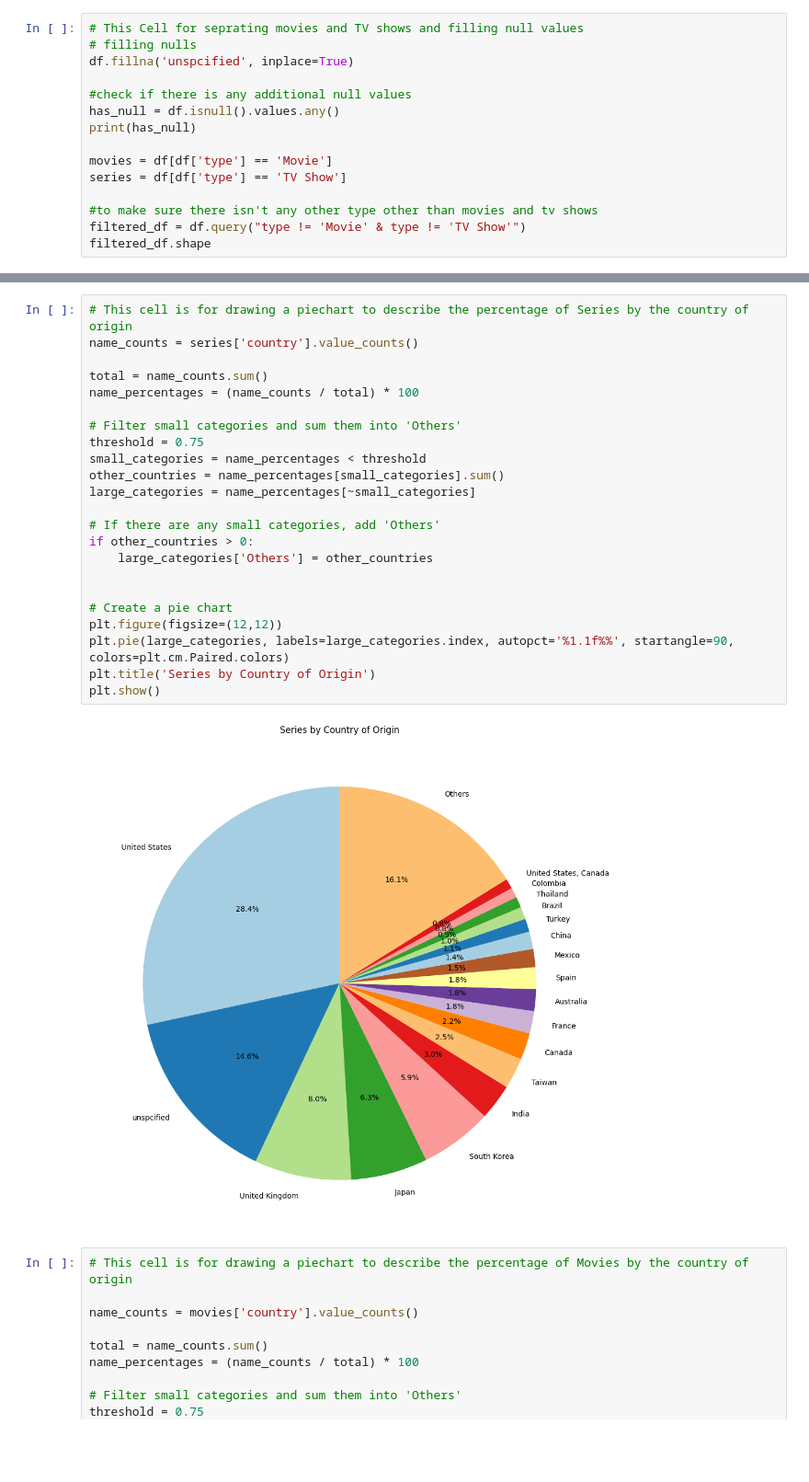
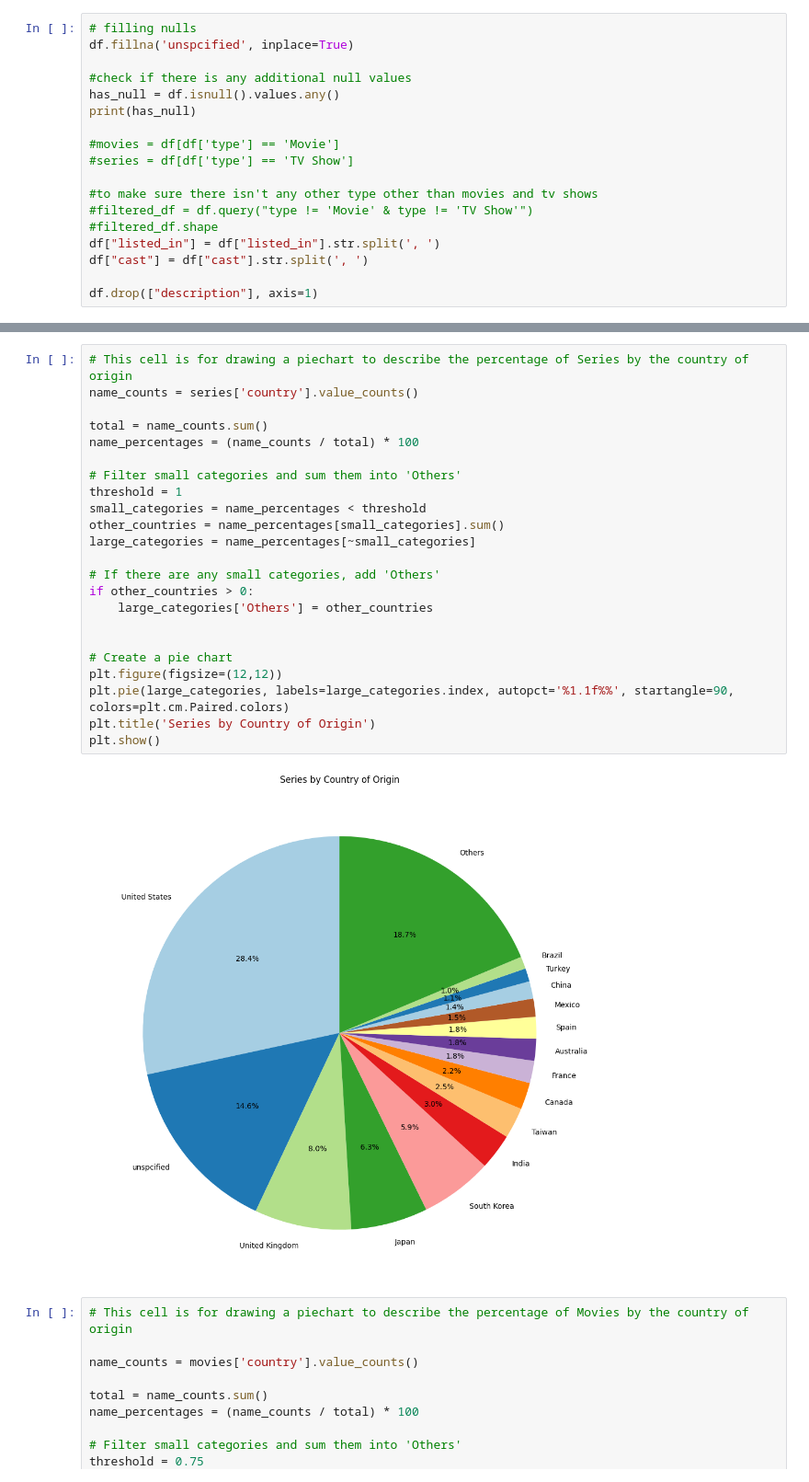
Before and after one commit to obadnew/netflix_titles.csv, a Jupyter notebook: Python_file.ipynb, the cells around one changed output, grey strips where cells are left out. Shown at 92% size. Saved outputs shown, nothing was run; the diff lists cells and outputs as text; blank space fills up the shorter version.

```diff
--- a/Python_file.ipynb
+++ b/Python_file.ipynb
@@ -24,5 +20,4 @@ Index(['type', 'title', 'director', 'cast', 'country', 'date_added',
 # %%
-# This Cell for seprating movies and TV shows and filling null values
 # filling nulls
 df.fillna('unspcified', inplace=True)
 
@@ -30,11 +25,15 @@ df.fillna('unspcified', inplace=True)
 has_null = df.isnull().values.any()
 print(has_null)
 
-movies = df[df['type'] == 'Movie']
-series = df[df['type'] == 'TV Show']
+#movies = df[df['type'] == 'Movie']
+#series = df[df['type'] == 'TV Show']
 
 #to make sure there isn't any other type other than movies and tv shows
-filtered_df = df.query("type != 'Movie' & type != 'TV Show'")
-filtered_df.shape
+#filtered_df = df.query("type != 'Movie' & type != 'TV Show'")
+#filtered_df.shape
+df["listed_in"] = df["listed_in"].str.split(', ')
+df["cast"] = df["cast"].str.split(', ')
+
+df.drop(["description"], axis=1)
 # %% [output]
 False
@@ -42,28 +123,28 @@ False
 # %%
 # This cell is for drawing a piechart to describe the percentage of Series by the country of origin
 name_counts = series['country'].value_counts()
 
 total = name_counts.sum()
 name_percentages = (name_counts / total) * 100
 
 # Filter small categories and sum them into 'Others'
-threshold = 0.75
+threshold = 1
 small_categories = name_percentages < threshold
 other_countries = name_percentages[small_categories].sum()
 large_categories = name_percentages[~small_categories]
 
 # If there are any small categories, add 'Others'
 if other_countries > 0:
     large_categories['Others'] = other_countries
 
 
 # Create a pie chart
 plt.figure(figsize=(12,12))
 plt.pie(large_categories, labels=large_categories.index, autopct='%1.1f%%', startangle=90, colors=plt.cm.Paired.colors)
 plt.title('Series by Country of Origin')
 plt.show()
 # %% [output]
-[figure, old version]
+[figure, new version]
 # %%
 # This cell is for drawing a piechart to describe the percentage of Movies by the country of origin
 
```
Also changed, not shown: parts of 11 cells of this notebook.
